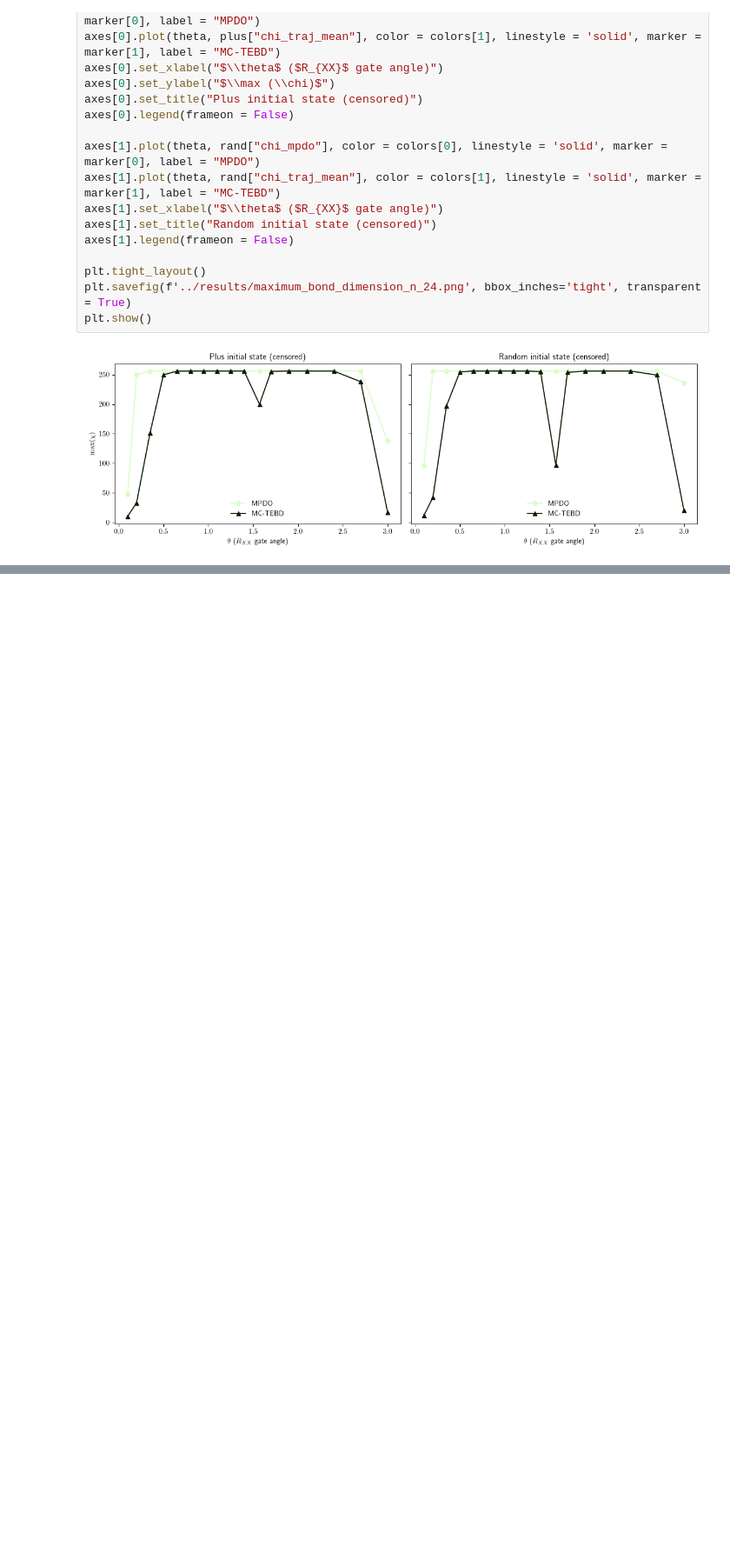
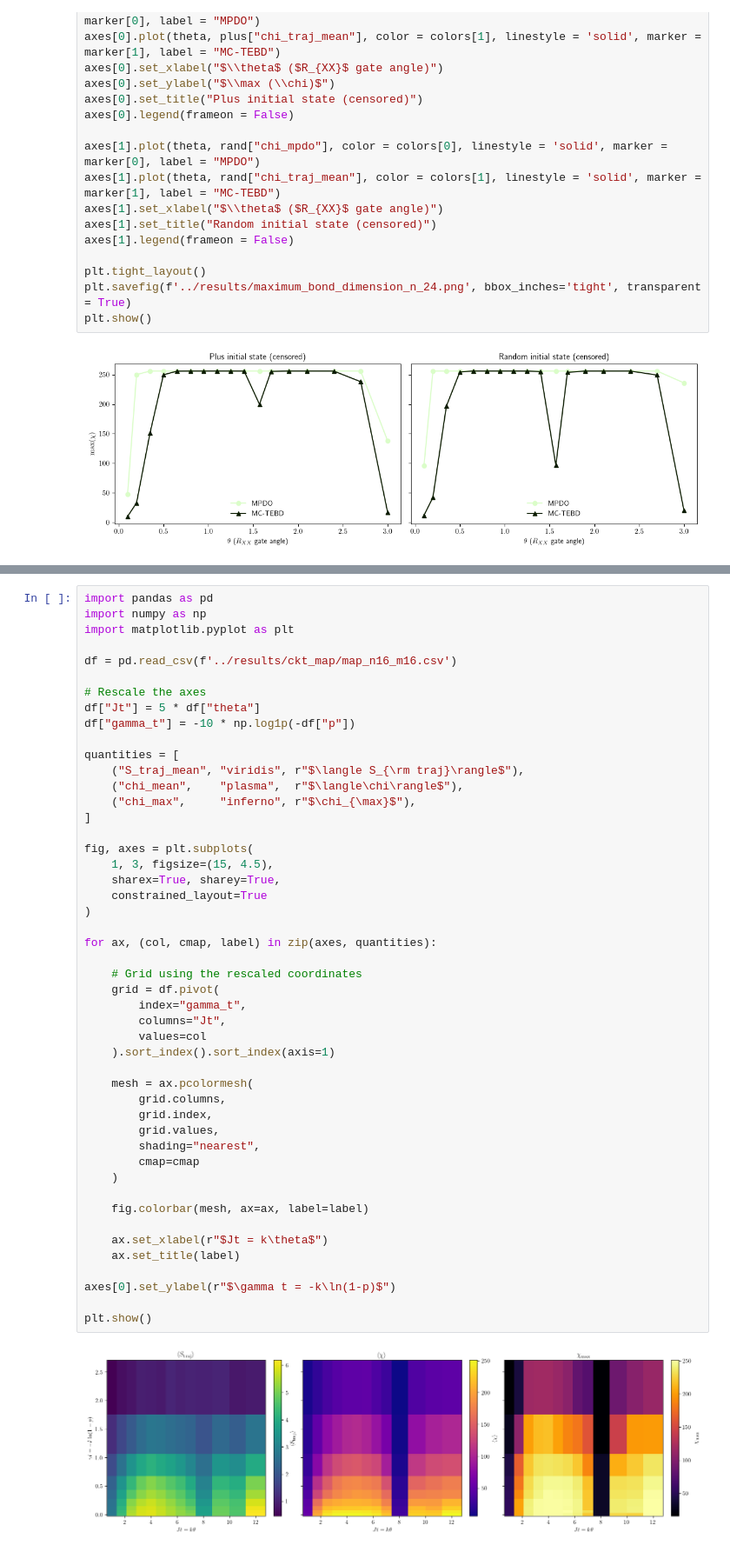
Before and after one commit to bentirher/dmpf_dissipation, a Jupyter notebook: standard_adc/classical_hardness_plot.ipynb, the cells around one changed output, grey strips where cells are left out. Shown at 87% size. Cells and saved outputs as stored; diff of their text form; blank space fills up the shorter version.

```diff
--- a/standard_adc/classical_hardness_plot.ipynb
+++ b/standard_adc/classical_hardness_plot.ipynb
@@ -127,0 +178,50 @@ plt.show()
+# %%
+import pandas as pd
+import numpy as np
+import matplotlib.pyplot as plt
+
+df = pd.read_csv(f'../results/ckt_map/map_n16_m16.csv')
+
+# Rescale the axes
+df["Jt"] = 5 * df["theta"]
+df["gamma_t"] = -10 * np.log1p(-df["p"])
+
+quantities = [
+    ("S_traj_mean", "viridis", r"$\langle S_{\rm traj}\rangle$"),
+    ("chi_mean",    "plasma",  r"$\langle\chi\rangle$"),
+    ("chi_max",     "inferno", r"$\chi_{\max}$"),
+]
+
+fig, axes = plt.subplots(
+    1, 3, figsize=(15, 4.5),
+    sharex=True, sharey=True,
+    constrained_layout=True
+)
+
+for ax, (col, cmap, label) in zip(axes, quantities):
+
+    # Grid using the rescaled coordinates
+    grid = df.pivot(
+        index="gamma_t",
+        columns="Jt",
+        values=col
+    ).sort_index().sort_index(axis=1)
+
+    mesh = ax.pcolormesh(
+        grid.columns,
+        grid.index,
+        grid.values,
+        shading="nearest",
+        cmap=cmap
+    )
+
+    fig.colorbar(mesh, ax=ax, label=label)
+
+    ax.set_xlabel(r"$Jt = k\theta$")
+    ax.set_title(label)
+
+axes[0].set_ylabel(r"$\gamma t = -k\ln(1-p)$")
+
+plt.show()
+# %% [output]
+[figure, added]
```
Also changed, not shown: parts of 1 cell of this notebook, 1 other file.
